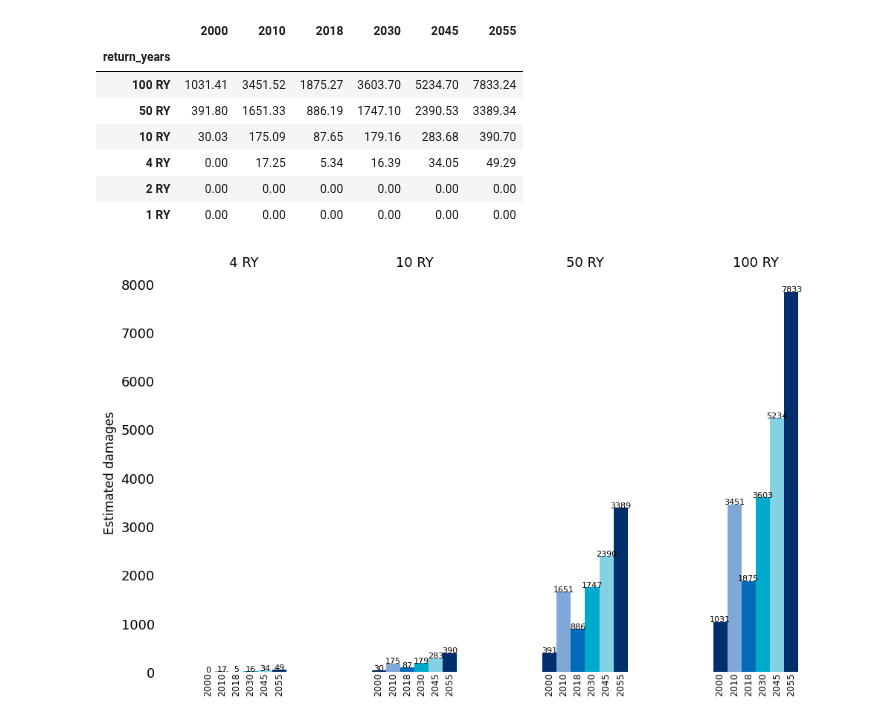
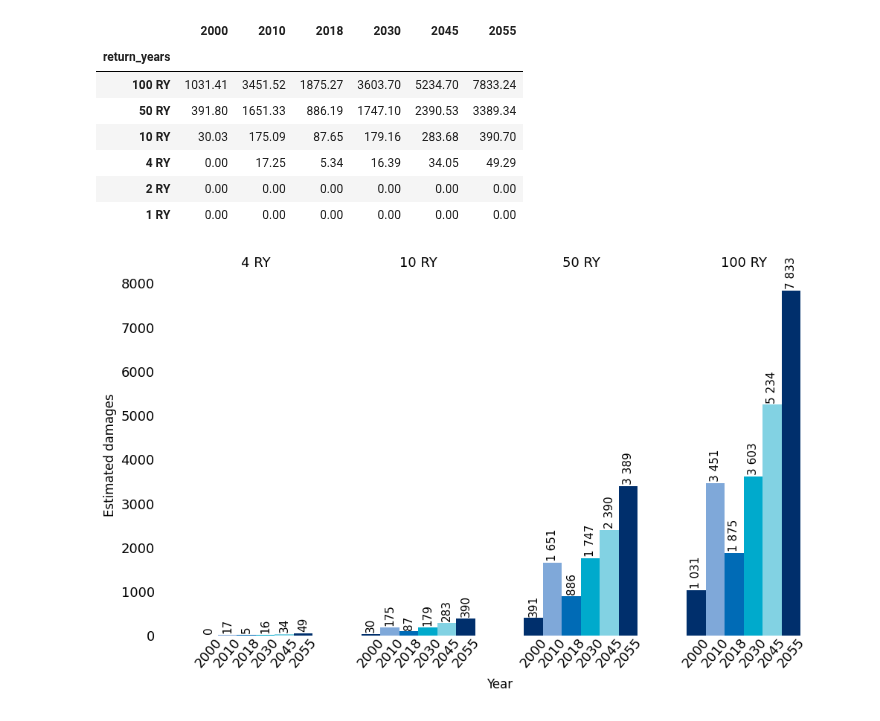
Before and after one commit to jessegrabowski/laos-climate-change, a Jupyter notebook: notebooks/final_paper/04_b_damage_curves_cr.ipynb, the cells around one changed output. Drawn from its saved outputs; the diff is of its cells as text; code cells hidden in the pictures.

```diff
--- a/notebooks/final_paper/04_b_damage_curves_cr.ipynb
+++ b/notebooks/final_paper/04_b_damage_curves_cr.ipynb
@@ -705,7 +713,7 @@ import seaborn as sns
 from mpl_toolkits.axes_grid1.inset_locator import mark_inset
 import matplotlib.gridspec as gridspec
 
-fig = plt.figure(figsize=(16, 6))
+fig = plt.figure(figsize=(16, 8))
 
 # Create a GridSpec with custom width ratios
 gs = gridspec.GridSpec(1, 6, width_ratios=[2, 1, 1, 1, 1, 1])
@@ -719,10 +727,10 @@ x_axes_lim = [95, 100.5]
 
 # Plot the first subplot with a larger width
 sns.lineplot(data=curves_df, x=list(curves_df.index), y=f'{curve_years[0].year}', ax=axes[0])
-axes[0].set_title(f'{curve_years[0].year}', fontsize=12)
-axes[0].set_ylabel('Damages in 2025 USD millions', fontsize=12)
-axes[0].set_xlabel('Probability percentile', fontsize=12)
-axes[0].tick_params(axis='both', which='major', labelsize=12)
+axes[0].set_title(f'{curve_years[0].year}', fontsize=16)
+axes[0].set_ylabel('Damages in 2025 USD millions', fontsize=16)
+axes[0].set_xlabel('Probability percentile', fontsize=16)
+axes[0].tick_params(axis='both', which='major', labelsize=14)
 axes[0].set_xlim([50, x_axes_lim[1] +2.5] )
 axes[0].set_ylim( y_axes_lim[0], y_axes_lim[1] )
 
@@ -750,13 +758,13 @@ mark_inset(axes[0], axins, loc1=2, loc2=1, fc="none",ec="black",  linestyle = '-
 # Plot the remaining subplots
 for year, n in zip(curve_years[1:], range(1, 6)):
     sns.lineplot(data=curves_df, x=list(curves_df.index), y=f'{year.year}', ax=axes[n])
-    axes[n].set_title(f'{year.year}', fontsize=12)
-    axes[n].set_xlabel('Probability percentile', fontsize=12)
-    axes[n].tick_params(axis='both', which='major', labelsize=12)
+    axes[n].set_title(f'{year.year}', fontsize=18)
+    axes[n].set_xlabel('Probability percentile', fontsize=18)
+    axes[n].tick_params(axis='both', which='major', labelsize=14)
     axes[n].set_xlim([x_axes_lim[0], x_axes_lim[1]])
     axes[n].set_yticks([])
     axes[n].set_ylim(y_axes_lim[0],  y_axes_lim[1])
-    axes[n].set_ylabel('', fontsize=12)
+    axes[n].set_ylabel('', fontsize=18)
 
 for x in range(0,6):
     for spine in ['bottom', 'top',  'right', 'left']:
@@ -800,54 +808,58 @@ cmap = plt.get_cmap('crest')
 
 data_plot = return_years_table.head(4).reset_index().sort_index(ascending = False).set_index('return_years')
 
-# Sample more distinct colors from the colormap
-# num_colors = data_plot.shape[1]
-# colors = [cmap(i) for i in np.linspace(0, 1, num_colors)]
 
 # Plot the data with the modified colormap
 bars =data_plot.plot(
     kind='bar',
     ax=axes,
-    color=OECD_colors
+    color=OECD_colors,
+    width=0.7
 )
 
 
 # Add value labels with vertical separation
-label_offset = 0.1  # Horizontal offset from the bar
+label_offset_a = 95
+label_offset_b = 0.1  # Horizontal offset from the bar
 vertical_offset = 0  # Vertical offset between labels
 
 for bar_container in bars.containers:
     for i, bar in enumerate(bar_container):
         height = bar.get_height()
         x_pos = bar.get_x() + bar.get_width() / 2
-        y_pos = height + label_offset  # Adjust label_offset as needed
-        axes.text(x_pos, y_pos, f'{int(height)}', fontsize=8, color='black', ha='center')
+        y_pos = height + label_offset_a
+
+        formatted_height = f"{int(height):,}".replace(",", " ")
+
+        axes.text(x_pos, y_pos, formatted_height,
+                  fontsize=11, color='black', ha='center', rotation=90)
 
 
 # Add year labels below each bar
 for bar_container, year in zip(bars.containers, years_plot):
     for bar in bar_container:
         height = bar.get_height()
         x_pos = bar.get_x() + bar.get_width() / 2
-        y_pos = -label_offset  # Position below the bar
-        axes.text(x_pos, y_pos, f'{year}', fontsize=9, color='black', ha='center', va='top', rotation = 90)
+        y_pos = -label_offset_b  # Position below the bar
+        axes.text(x_pos, y_pos, f'{year}', fontsize=13, color='black', ha='center', va='top', rotation = 50)
 
 
 # Set the legend manually
-handles, labels = axes.get_legend_handles_labels()
+# handles, labels = axes.get_legend_handles_labels()
 axes.get_legend().remove()
 
 # Set axis labels
 axes.set_ylabel('Estimated damages', fontsize=12)
-axes.set_xlabel('')
+axes.set_xlabel('Year',  fontsize=12, labelpad=-418)
 axes.tick_params(axis='both', which='major', labelsize=13,length=0)
 axes.set_xticklabels(axes.get_xticklabels(), rotation=0)
 axes.xaxis.set_ticks_position('top')
 axes.xaxis.set_label_position('top');
 
-fig.savefig(here('notebooks/final_paper/figures_and_plots/results') / 'damagecurves_barplots_cr.png', format = 'png', bbox_inches='tight');
+
+# fig.savefig(here('notebooks/final_paper/figures_and_plots/results') / 'damagecurves_barplots_cr.png', format = 'png', bbox_inches='tight');
 # %% [output]
-[figure, old version]
+[figure, new version]
 # %%
 events_plot =  plot_predictions(idata_post_combined, 'CRI',
                  'posterior_predictive',
```
Also changed, not shown: parts of 7 cells of this notebook, 40 other files.
